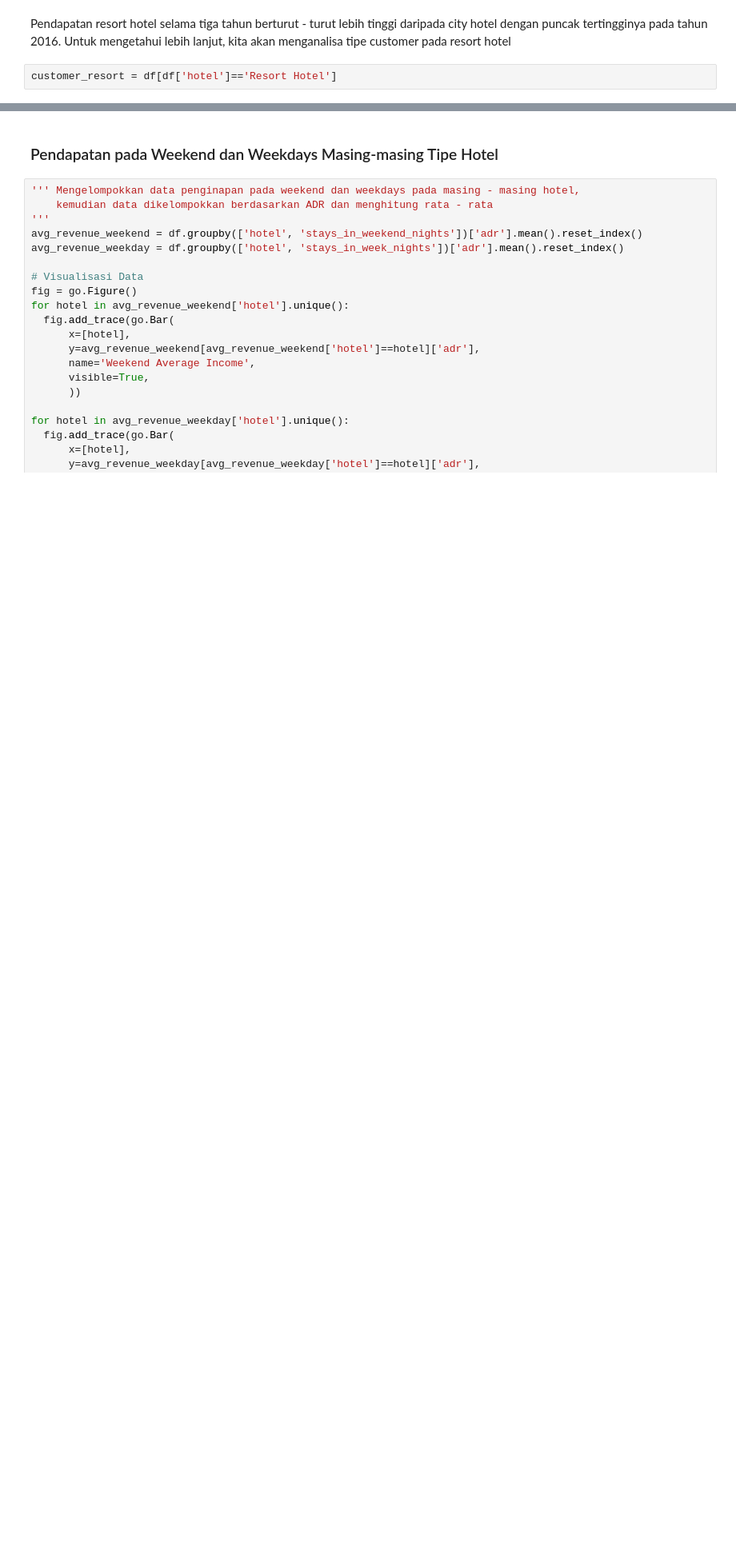
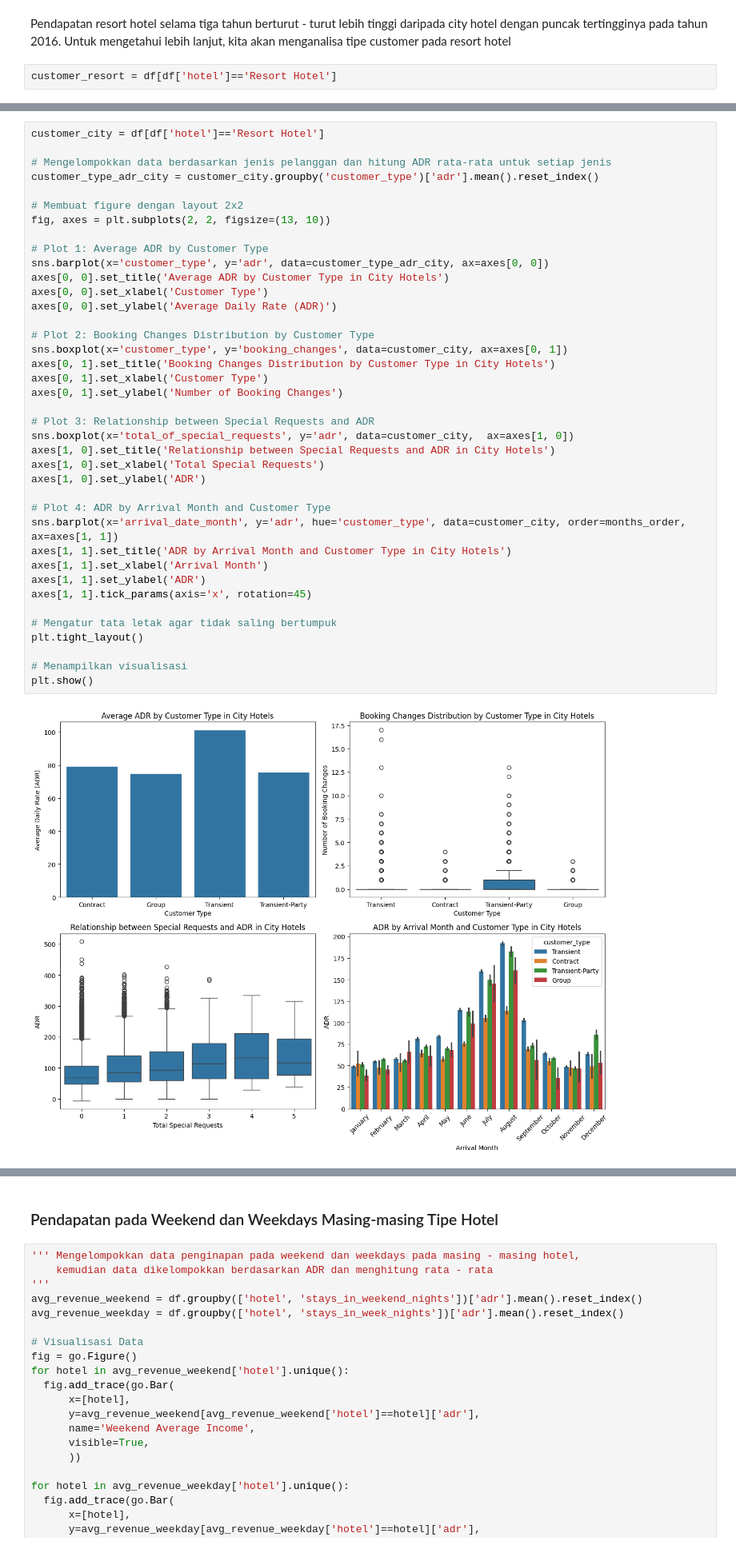
Before and after one commit to xyzaraa/hotel_analysis, a Jupyter notebook: hotel_analysis.ipynb, the cells around one changed output, grey strips where cells are left out. Shown at 80% size. Drawn from its saved outputs; the diff is of its cells as text; blank space fills up the shorter version.

```diff
--- a/hotel_analysis.ipynb
+++ b/hotel_analysis.ipynb
@@ -354,0 +266,41 @@ plt.show()
+# %%
+customer_city = df[df['hotel']=='Resort Hotel']
+
+# Mengelompokkan data berdasarkan jenis pelanggan dan hitung ADR rata-rata untuk setiap jenis
+customer_type_adr_city = customer_city.groupby('customer_type')['adr'].mean().reset_index()
+
+# Membuat figure dengan layout 2x2
+fig, axes = plt.subplots(2, 2, figsize=(13, 10))
+
+# Plot 1: Average ADR by Customer Type
+sns.barplot(x='customer_type', y='adr', data=customer_type_adr_city, ax=axes[0, 0])
+axes[0, 0].set_title('Average ADR by Customer Type in City Hotels')
+axes[0, 0].set_xlabel('Customer Type')
+axes[0, 0].set_ylabel('Average Daily Rate (ADR)')
+
+# Plot 2: Booking Changes Distribution by Customer Type
+sns.boxplot(x='customer_type', y='booking_changes', data=customer_city, ax=axes[0, 1])
+axes[0, 1].set_title('Booking Changes Distribution by Customer Type in City Hotels')
+axes[0, 1].set_xlabel('Customer Type')
+axes[0, 1].set_ylabel('Number of Booking Changes')
+
+# Plot 3: Relationship between Special Requests and ADR
+sns.boxplot(x='total_of_special_requests', y='adr', data=customer_city,  ax=axes[1, 0])
+axes[1, 0].set_title('Relationship between Special Requests and ADR in City Hotels')
+axes[1, 0].set_xlabel('Total Special Requests')
+axes[1, 0].set_ylabel('ADR')
+
+# Plot 4: ADR by Arrival Month and Customer Type
+sns.barplot(x='arrival_date_month', y='adr', hue='customer_type', data=customer_city, order=months_order, ax=axes[1, 1])
+axes[1, 1].set_title('ADR by Arrival Month and Customer Type in City Hotels')
+axes[1, 1].set_xlabel('Arrival Month')
+axes[1, 1].set_ylabel('ADR')
+axes[1, 1].tick_params(axis='x', rotation=45)
+
+# Mengatur tata letak agar tidak saling bertumpuk
+plt.tight_layout()
+
+# Menampilkan visualisasi
+plt.show()
+# %% [output]
+[figure, added]
```
Also changed, not shown: parts of 12 cells of this notebook.
